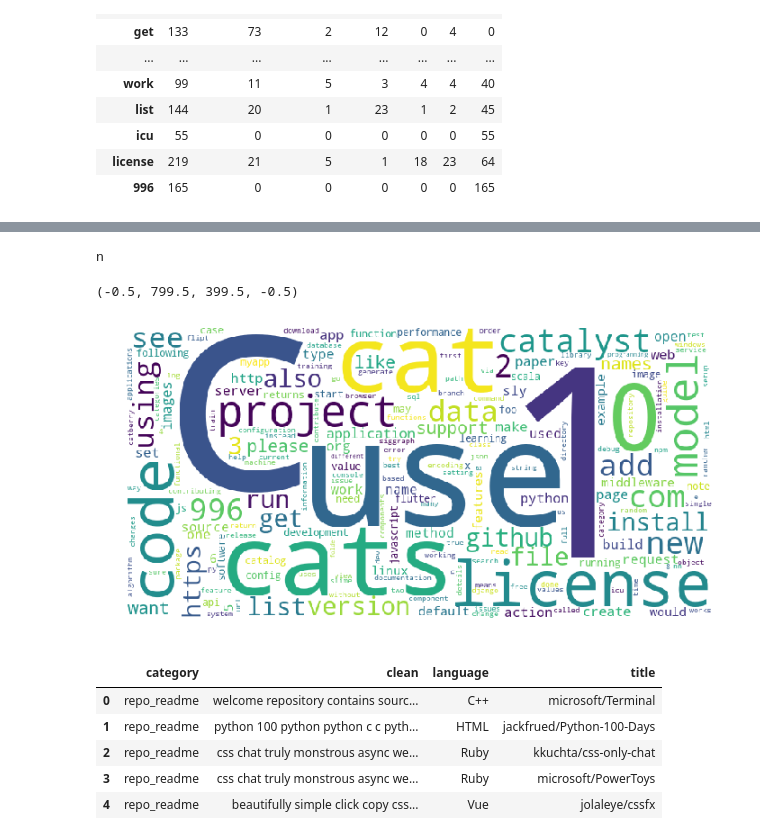
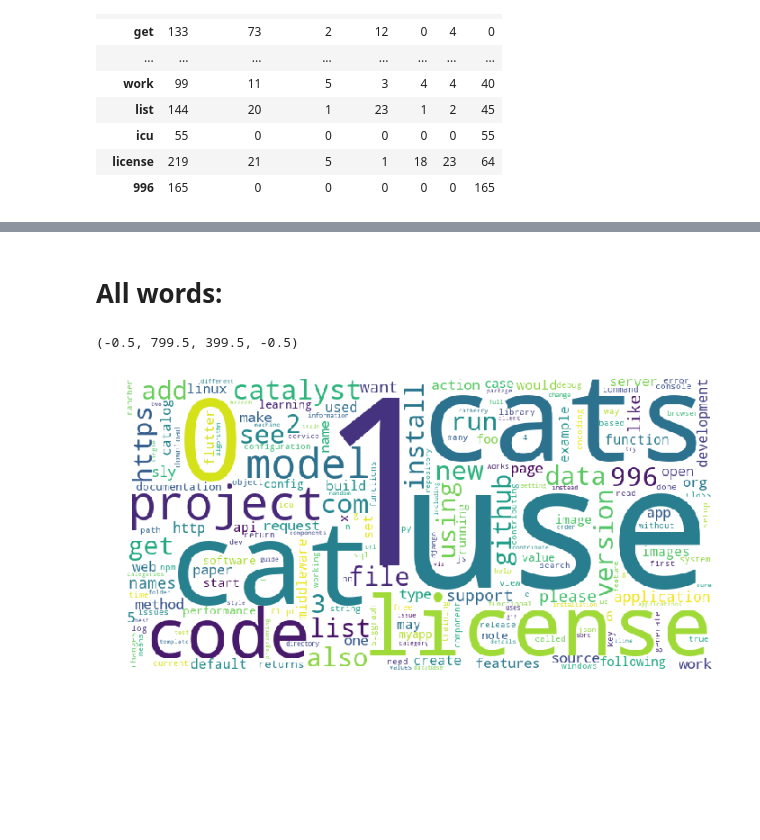
Before and after one commit to sandy-matthew-nlp/github_readme_language_analysis, a Jupyter notebook: explore_readme_files.ipynb, the cells around one changed output, grey strips where cells are left out. Cells and saved outputs as stored; diff of their text form; code cells hidden in the pictures; blank space fills up the shorter version.

```diff
--- a/explore_readme_files.ipynb
+++ b/explore_readme_files.ipynb
@@ -74,7 +74,7 @@ dict_keys(['title', 'language', 'content'])
 # %%
-languages = []
+clean_langs = []
 for i in range(df.shape[0]):
     next_lang = transformed_data[i]['language'].lower()
     next_lang = re.sub(r'[^\w\s]', ' ', next_lang).strip()
-    if next_lang not in languages:
-        languages.append(next_lang)
+    if next_lang not in clean_langs:
+        clean_langs.append(next_lang)
@@ -121,5 +103,3 @@ Name: language, dtype: int64
 # %%
-exclude_words = df.language.unique()
-exclude_words = [lang.lower() for lang in extra_words]
-
+extra_words=clean_langs
 transformed_data, df = prepare_repo_html_data(articles, extra_words, exclude_words)
@@ -197,4 +206,4 @@ Name: clean, dtype: object
 # %%
 # get word count and frequency for all readmes:
 all_words = ' '.join(df.clean)
-all_freq = pd.Series(all_words.split()).value_counts()
+word_freq_for_all = pd.Series(all_words.split()).value_counts()
@@ -380,24 +394,11 @@ Text(0.5, 1.0, 'Proportion of language for the 20 most common words')
-# %%
-for word in all_freq.index:
-    if word in languages:
-        print(word)
-# %% [output]
-n
+# %% [markdown]
+# All words:
 # %%
 cloud = WordCloud(background_color='white', width=800, height=400)
-all_img = cloud.generate_from_frequencies(all_freq)
+all_img = cloud.generate_from_frequencies(word_freq_for_all)
 plt.figure(figsize=(20, 6))
 plt.imshow(all_img)
 plt.axis('off')
 # %% [output]
 (-0.5, 799.5, 399.5, -0.5)
-[figure, old version]
+[figure, new version]
-# %%
-df.head()
-# %% [output]
-|  | category | clean | language | title |
-| 0 | repo_readme | welcome repository contains sourc... | C++ | microsoft/Terminal |
-| 1 | repo_readme | python 100 python python c c pyth... | HTML | jackfrued/Python-100-Days |
-| 2 | repo_readme | css chat truly monstrous async we... | Ruby | kkuchta/css-only-chat |
-| 3 | repo_readme | css chat truly monstrous async we... | Ruby | microsoft/PowerToys |
-| 4 | repo_readme | beautifully simple click copy css... | Vue | jolaleye/cssfx |
```
Also changed, not shown: parts of 43 cells of this notebook, 4 other files.
